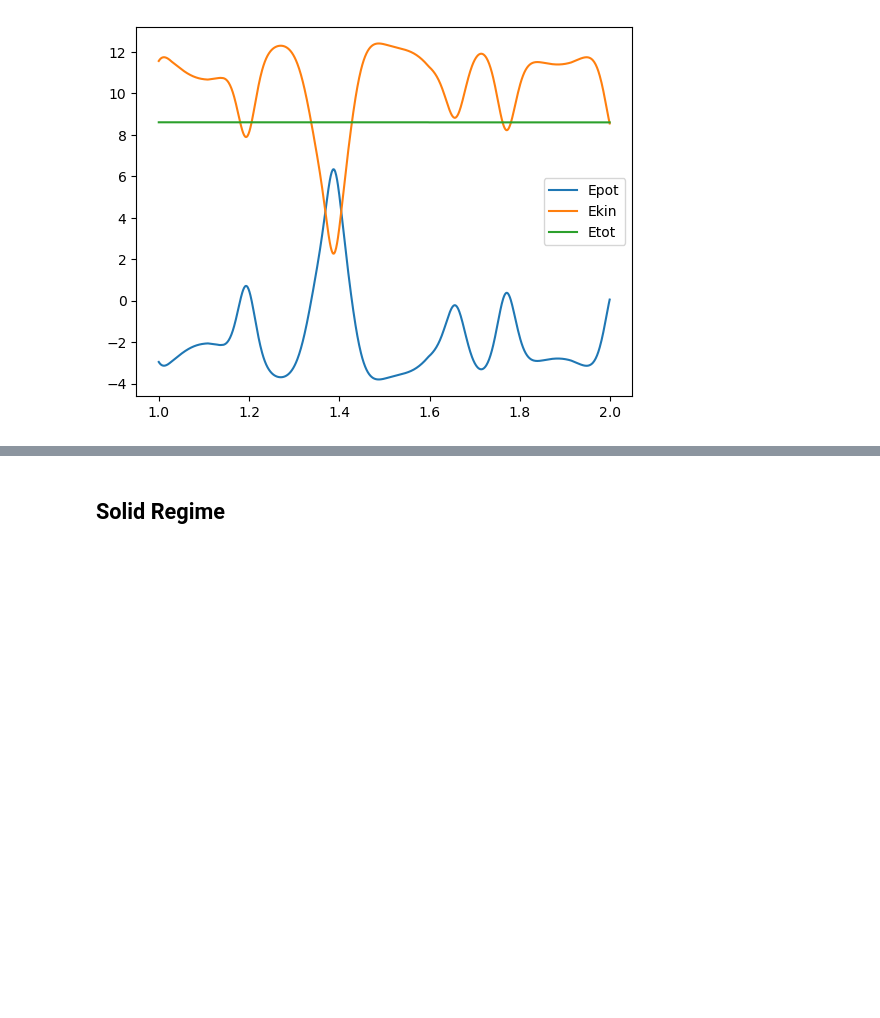
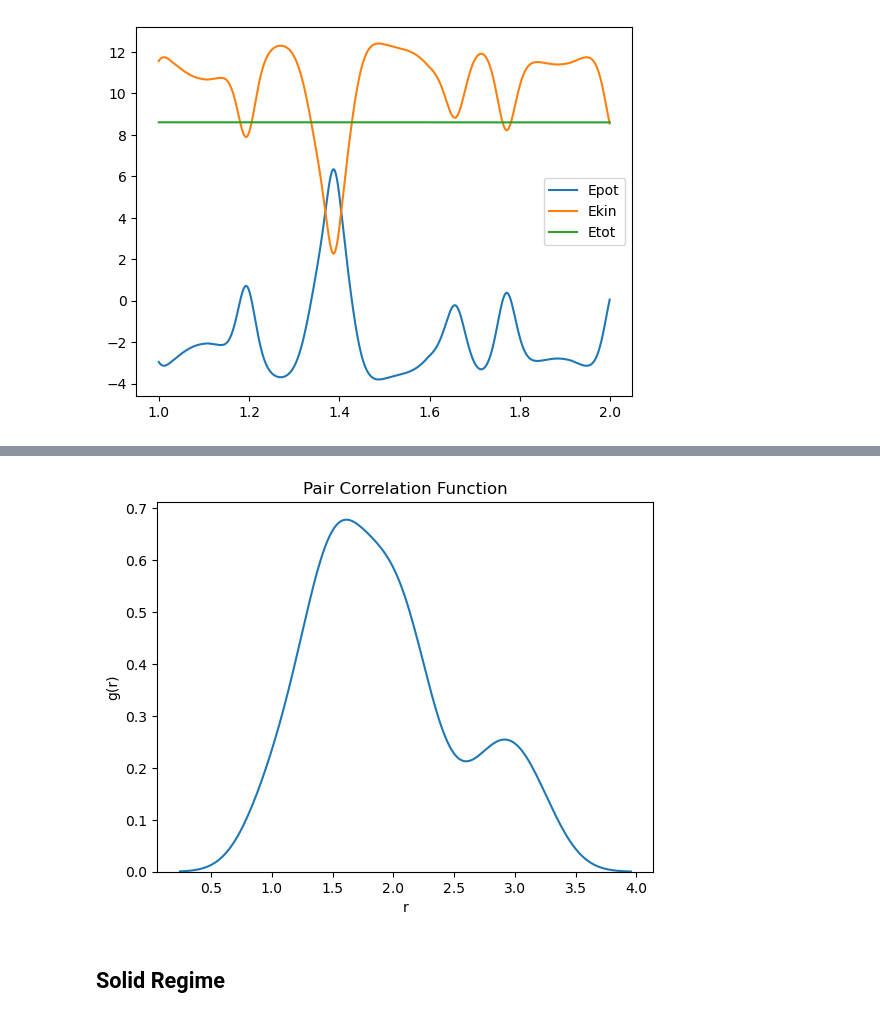
Before and after one commit to beevus77/physics514, a Jupyter notebook: HW_LJ/plots.ipynb, the cells around one changed output, grey strips where cells are left out. Drawn from its saved outputs; the diff is of its cells as text; code cells hidden in the pictures; blank space fills up the shorter version.

Commit message:
plotted pair correlation functions

```diff
--- a/HW_LJ/plots.ipynb
+++ b/HW_LJ/plots.ipynb
@@ -35,3 +52,17 @@ plt.show()
+# %%
+dists = []
+for time in range(20):
+    locs = np.array(df_pos_small.iloc[50*time])
+    for i in range(1,N):
+        for j in range(i):
+            dists.append(np.sqrt((locs[2*i] - locs[2*j])**2 + (locs[2*i+1] - locs[2*j+1])**2))
+sns.kdeplot(dists)
+plt.xlabel("r")
+plt.ylabel("g(r)")
+plt.title("Pair Correlation Function")
+plt.show()
+# %% [output]
+[figure, added]
 # %% [markdown]
 ## Solid Regime
 # %% [markdown]
```
Also changed, not shown: parts of 3 cells of this notebook.
